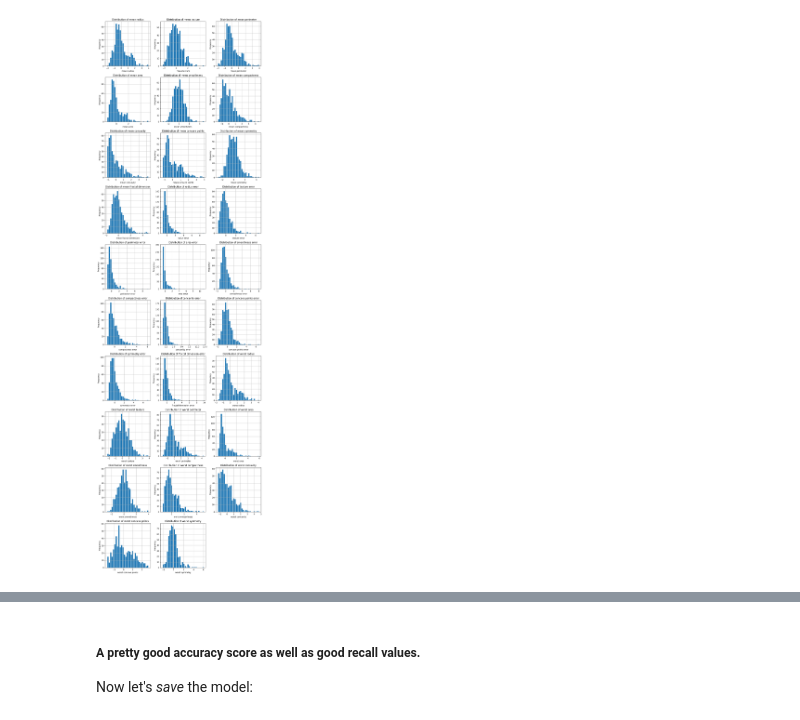
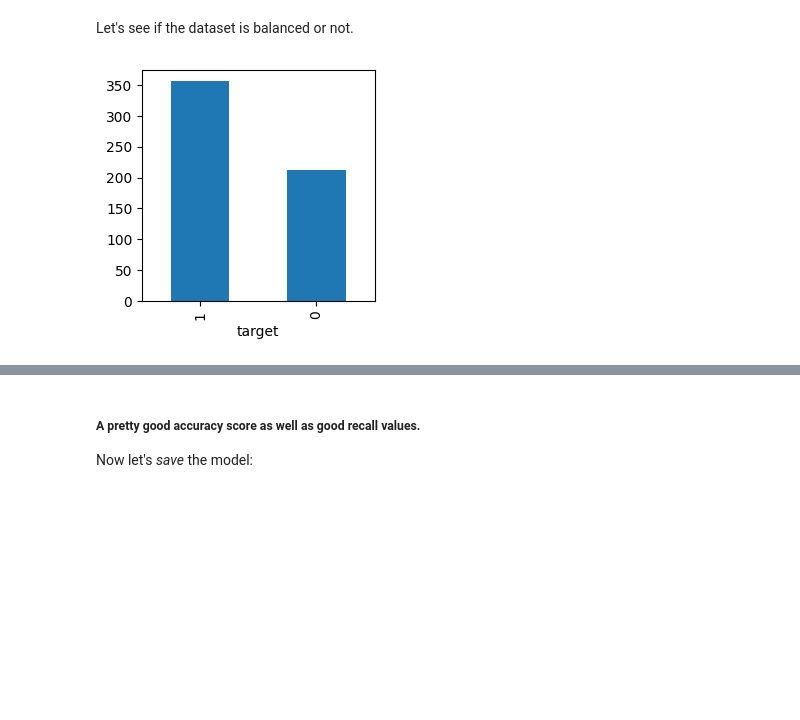
Before and after one commit to eima40x4c/PreDoctor, a Jupyter notebook: Breast Cancer Model.ipynb, the cells around one changed output, grey strips where cells are left out. Cells and saved outputs as stored; diff of their text form; code cells hidden in the pictures; blank space fills up the shorter version.

```diff
--- a/Breast Cancer Model.ipynb
+++ b/Breast Cancer Model.ipynb
@@ -40,22 +25,8 @@ normalized_X = pd.DataFrame(normalized_array, columns=X.columns)
-# %%
-from math import ceil
-
-num_rows = ceil(len(normalized_X.columns[:-1]) / 3)
-fig, axes = plt.subplots(num_rows, 3, figsize=(3 * 4, num_rows * 4))
-axes = axes.flatten()
-
-for idx, column in enumerate(normalized_X.columns[:-1]):
-    ax = axes[idx]
-    ax.hist(normalized_X[column], bins=30, edgecolor='white')
-    ax.set_title(f'Distribution of {column}')
-    ax.set_xlabel(column)
-    ax.set_ylabel('Frequency')
-    ax.grid(True)
-
-for idx in range(len(normalized_X.columns[:-1]), len(axes)):
-    axes[idx].set_visible(False)
-
-plt.tight_layout()
-plt.show()
-# %% [output]
-[figure, removed]
+# %% [markdown]
+Let's see if the dataset is balanced or not.
+# %%
+plt.figure(figsize=(3, 3))
+df['target'].value_counts().plot(kind='bar')
+plt.show()
+# %% [output]
+[figure, added]
```
Also changed, not shown: parts of 20 cells of this notebook, 38 other files.
